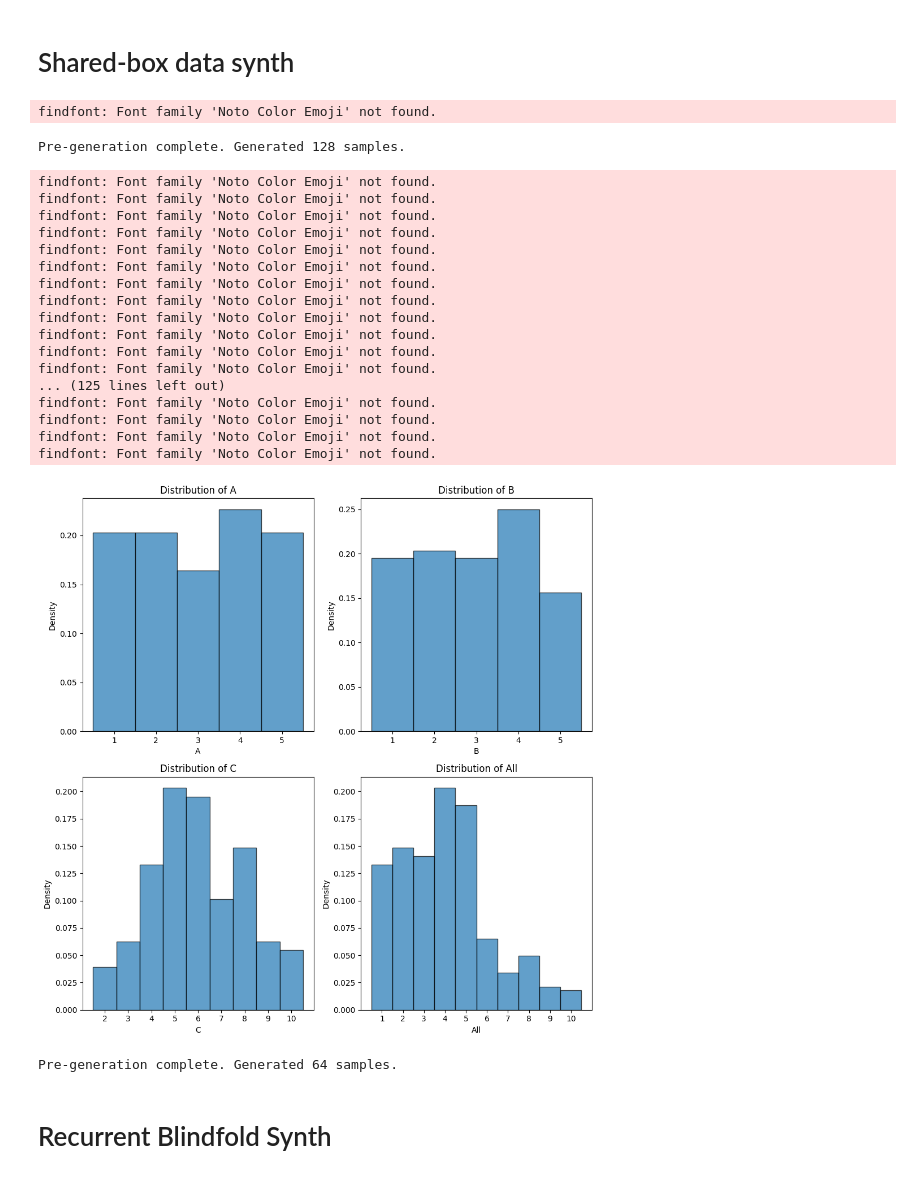
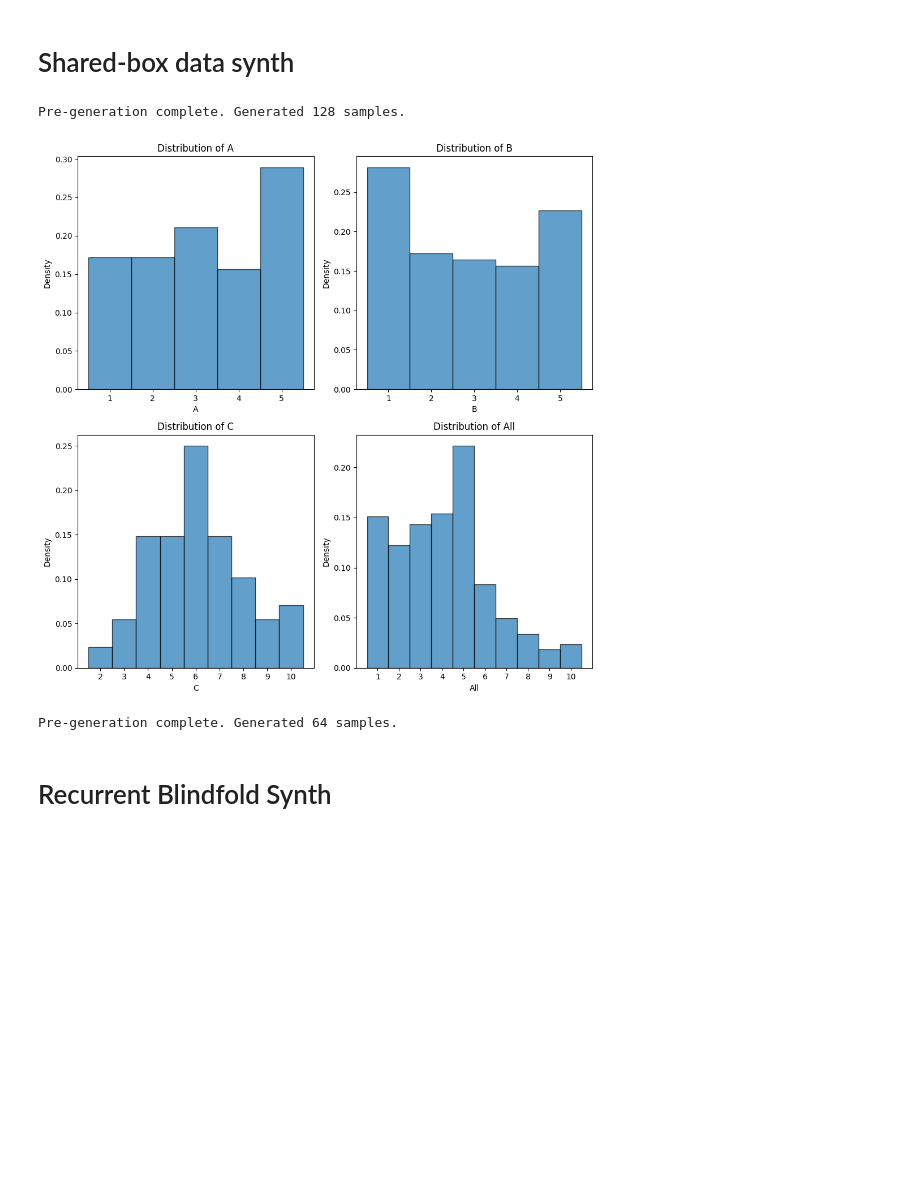
Before and after one commit to XuanjieLiu/S3Plus, a Jupyter notebook: LM_align/synthData/SynthImgs.ipynb, the cells around one changed output. Drawn from its saved outputs; the diff is of its cells as text; code cells hidden in the pictures; blank space fills up the shorter version.

```diff
--- a/LM_align/synthData/SynthImgs.ipynb
+++ b/LM_align/synthData/SynthImgs.ipynb
@@ -132,38 +150,20 @@ def pre_generate_oneSeqBox_dataset(num_samples, box_seq, output_dir, canvas_size
 # %%
 num_samples_train = 128 # 根据需要调整样本数量
 num_samples_val = 64
-output_dir_train = "new_icon_train"
-output_dir_val = "new_icon_val"
+output_dir_train = "new_icon_train_win"
+output_dir_val = "new_icon_val_win"
 num_box = 12
 canvas_size = (224, 224)
-min_size = 20
-max_size = 40
+min_size = 30
+max_size = 50
 
 box_seq = generate_non_overlapping_boxes(num_box, canvas_size, min_size, max_size, max_attempts=1000, max_retry=5)
 pre_generate_oneSeqBox_dataset(num_samples_train, box_seq, output_dir_train, canvas_size=canvas_size)
 pre_generate_oneSeqBox_dataset(num_samples_val, box_seq, output_dir_val, canvas_size=canvas_size, is_plot_hist=False)
 # %% [output]
-findfont: Font family 'Noto Color Emoji' not found.
+Pre-generation complete. Generated 128 samples.
+[figure, new version]
-Pre-generation complete. Generated 128 samples.
+Pre-generation complete. Generated 64 samples.
-findfont: Font family 'Noto Color Emoji' not found.
-findfont: Font family 'Noto Color Emoji' not found.
-findfont: Font family 'Noto Color Emoji' not found.
-findfont: Font family 'Noto Color Emoji' not found.
-findfont: Font family 'Noto Color Emoji' not found.
-findfont: Font family 'Noto Color Emoji' not found.
-findfont: Font family 'Noto Color Emoji' not found.
-findfont: Font family 'Noto Color Emoji' not found.
-findfont: Font family 'Noto Color Emoji' not found.
-findfont: Font family 'Noto Color Emoji' not found.
-findfont: Font family 'Noto Color Emoji' not found.
-findfont: Font family 'Noto Color Emoji' not found.
-... (125 lines left out)
-findfont: Font family 'Noto Color Emoji' not found.
-findfont: Font family 'Noto Color Emoji' not found.
-findfont: Font family 'Noto Color Emoji' not found.
-findfont: Font family 'Noto Color Emoji' not found.
-[figure, old version]
-Pre-generation complete. Generated 64 samples.
 # %% [markdown]
 # Recurrent Blindfold Synth
 # %%
```
Also changed, not shown: parts of 4 cells of this notebook, 7 other files.
